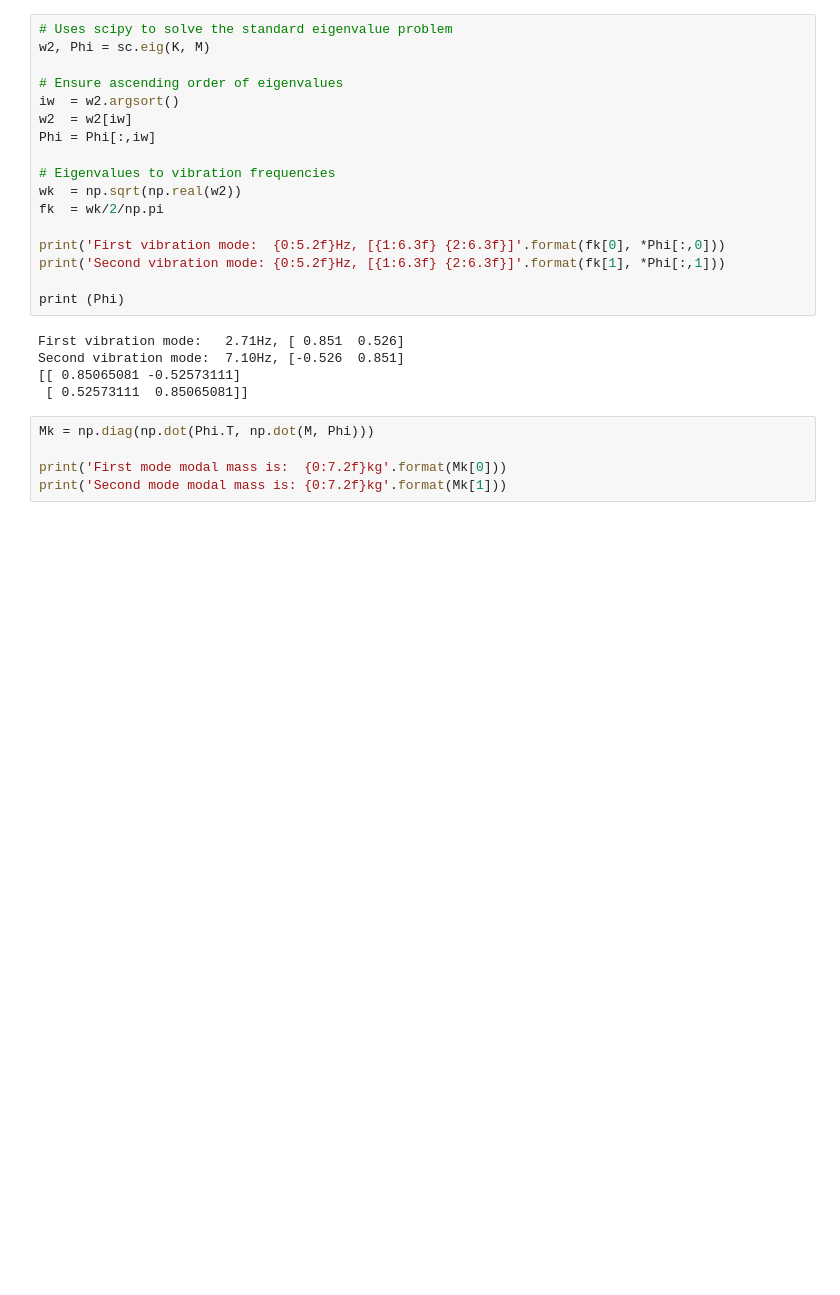
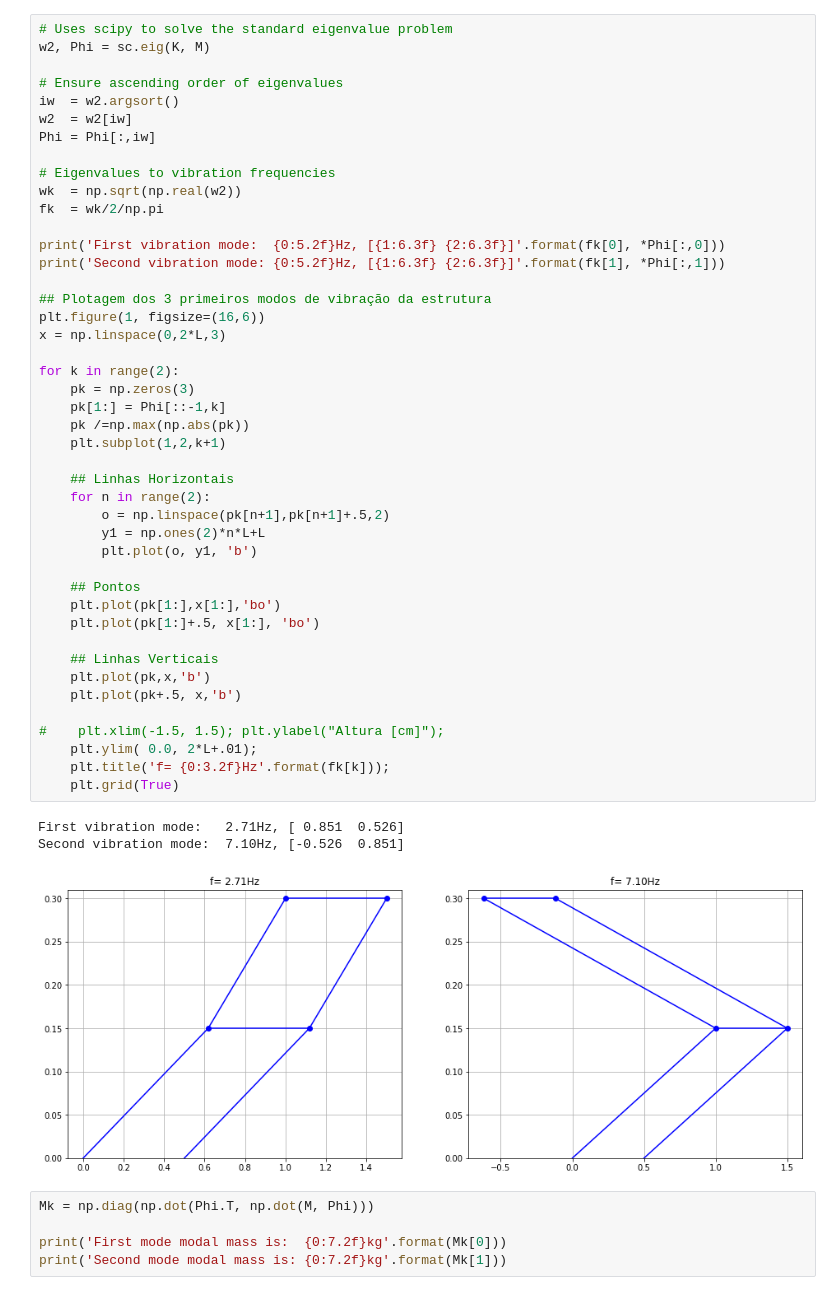
Before and after one commit to lucasborges-ec/FinalProject, a Jupyter notebook: FinalProject.ipynb, the cells around one changed output. Cells and saved outputs as stored; diff of their text form; blank space fills up the shorter version.

```diff
--- a/FinalProject.ipynb
+++ b/FinalProject.ipynb
@@ -42,25 +53,51 @@ Cálculo das frequências e modos de vibrações
 # %%
 # Uses scipy to solve the standard eigenvalue problem
 w2, Phi = sc.eig(K, M)
 
 # Ensure ascending order of eigenvalues
 iw  = w2.argsort()
 w2  = w2[iw]
 Phi = Phi[:,iw]
 
 # Eigenvalues to vibration frequencies
 wk  = np.sqrt(np.real(w2))
 fk  = wk/2/np.pi
 
 print('First vibration mode:  {0:5.2f}Hz, [{1:6.3f} {2:6.3f}]'.format(fk[0], *Phi[:,0]))
 print('Second vibration mode: {0:5.2f}Hz, [{1:6.3f} {2:6.3f}]'.format(fk[1], *Phi[:,1]))
 
-print (Phi)
+## Plotagem dos 3 primeiros modos de vibração da estrutura
+plt.figure(1, figsize=(16,6))
+x = np.linspace(0,2*L,3)
+
+for k in range(2):
+    pk = np.zeros(3)
+    pk[1:] = Phi[::-1,k]
+    pk /=np.max(np.abs(pk))
+    plt.subplot(1,2,k+1)
+
+    ## Linhas Horizontais
+    for n in range(2):
+        o = np.linspace(pk[n+1],pk[n+1]+.5,2)
+        y1 = np.ones(2)*n*L+L
+        plt.plot(o, y1, 'b')
+
+    ## Pontos
+    plt.plot(pk[1:],x[1:],'bo')
+    plt.plot(pk[1:]+.5, x[1:], 'bo')
+
+    ## Linhas Verticais
+    plt.plot(pk,x,'b')
+    plt.plot(pk+.5, x,'b')
+
+#    plt.xlim(-1.5, 1.5); plt.ylabel("Altura [cm]");
+    plt.ylim( 0.0, 2*L+.01);
+    plt.title('f= {0:3.2f}Hz'.format(fk[k]));
+    plt.grid(True)
 # %% [output]
 First vibration mode:   2.71Hz, [ 0.851  0.526]
 Second vibration mode:  7.10Hz, [-0.526  0.851]
-[[ 0.85065081 -0.52573111]
- [ 0.52573111  0.85065081]]
+[figure, added]
 # %%
 Mk = np.diag(np.dot(Phi.T, np.dot(M, Phi)))
 
```
Also changed, not shown: parts of 24 cells of this notebook.
